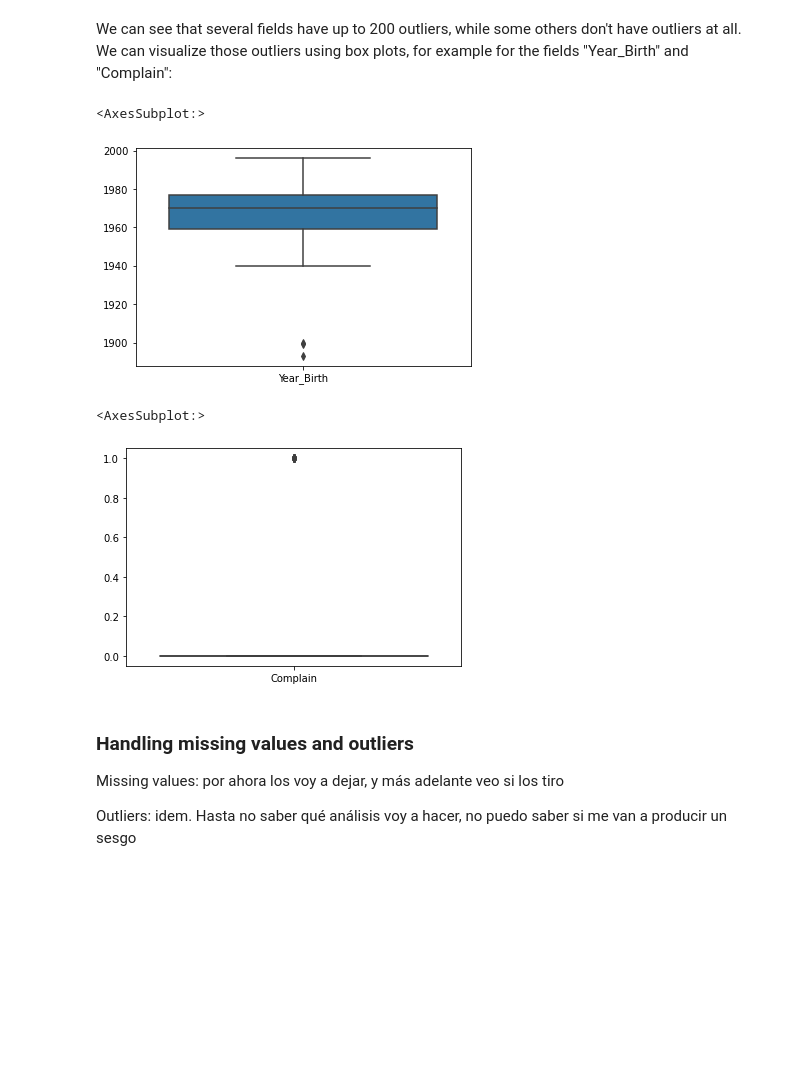
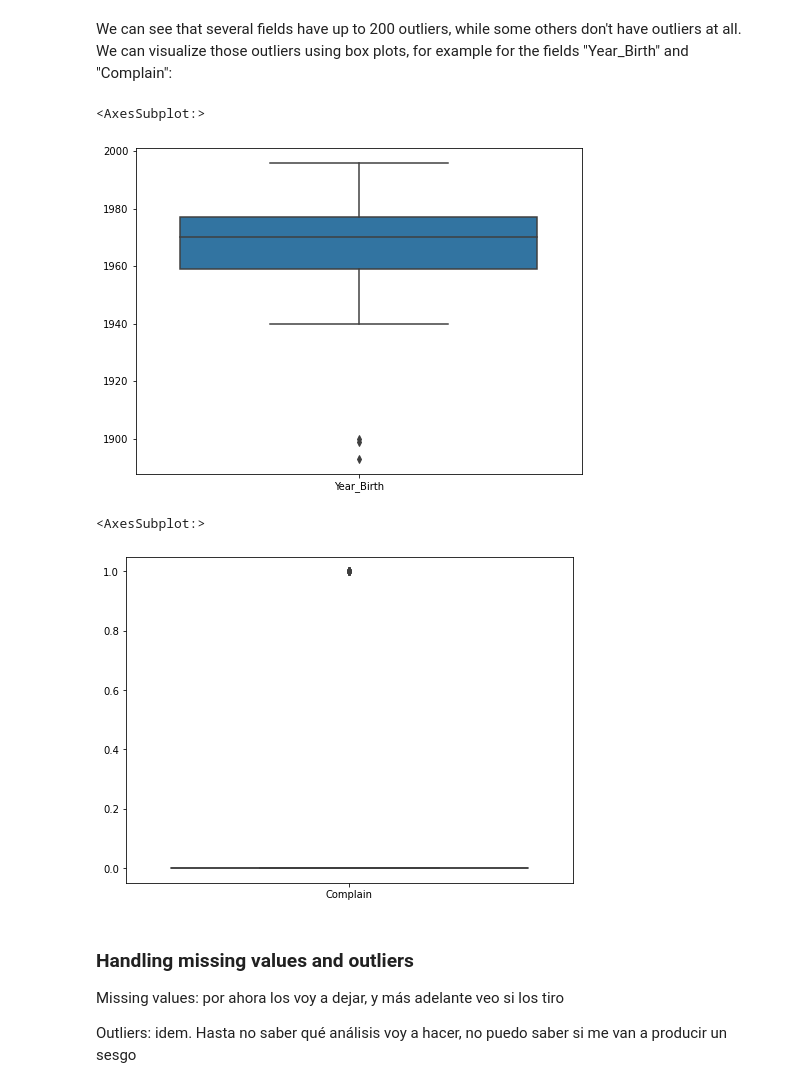
Before and after one commit to andres-troiano/Marketing-Analytics, a Jupyter notebook: Marketing Analytics Project.ipynb, the cells around one changed output. Saved outputs shown, nothing was run; the diff lists cells and outputs as text; code cells hidden in the pictures; blank space fills up the shorter version.

```diff
--- a/Marketing Analytics Project.ipynb
+++ b/Marketing Analytics Project.ipynb
@@ -81,21 +82,23 @@ dtype: int64
 We can see that several fields have up to 200 outliers, while some others don't have outliers at all.<br>
 We can visualize those outliers using box plots, for example for the fields "Year_Birth" and "Complain":
 # %%
-sns.boxplot(data = df[['Year_Birth']])
+fig, ax = plt.subplots(figsize=(8, 6))
+sns.boxplot(data = df[['Year_Birth']], ax=ax)
 
 # an alternative
 #df[['Year_Birth']].plot(kind='box')
 # %% [output]
 <AxesSubplot:>
-[figure, old version]
+[figure, new version]
 # %%
-sns.boxplot(data = df[['Complain']])
+fig, ax = plt.subplots(figsize=(8, 6))
+sns.boxplot(data = df[['Complain']], ax=ax)
 
 # an alternative
 #df[['Complain']].plot(kind='box')
 # %% [output]
 <AxesSubplot:>
-[figure, old version]
+[figure, new version]
 # %% [markdown]
 ### Handling missing values and outliers
 
```
Also changed, not shown: parts of 10 cells of this notebook.
